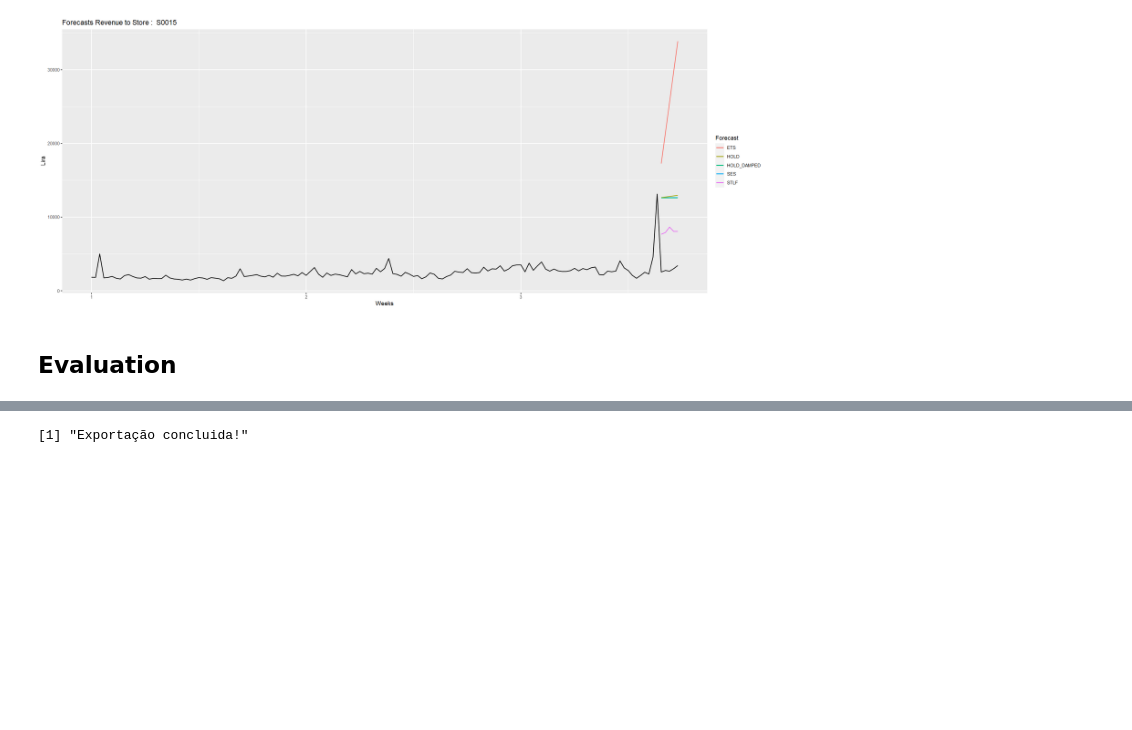
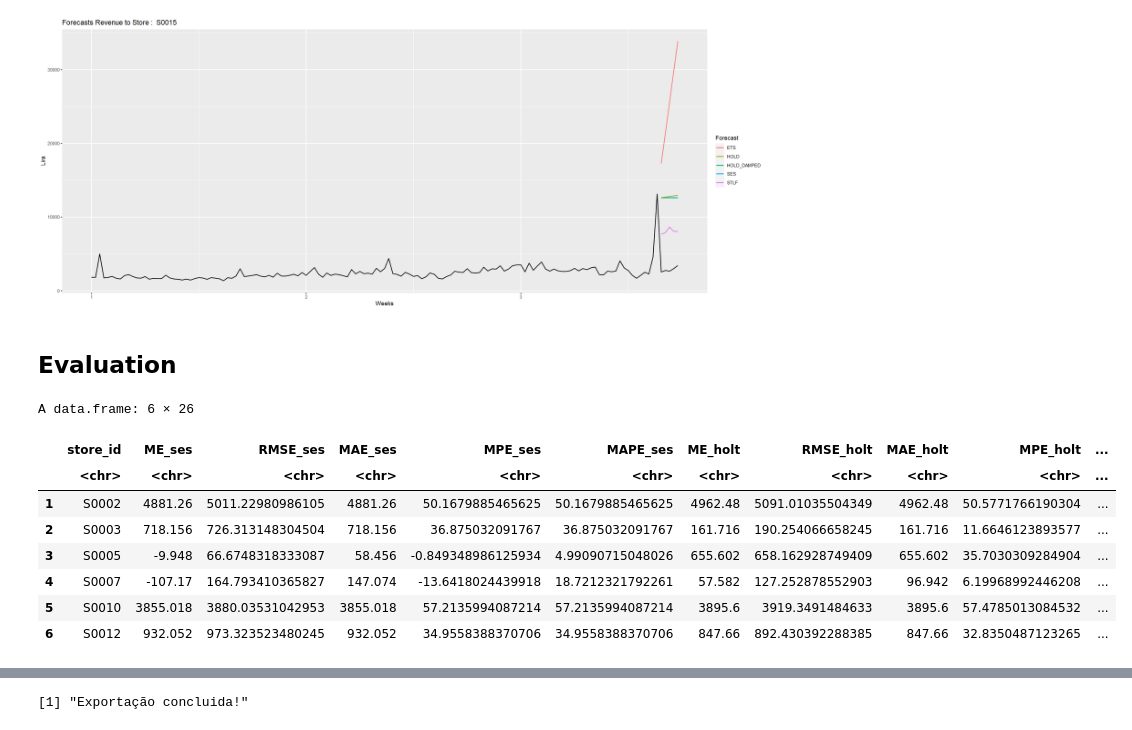
Before and after one commit to E-man85/projectII, a Jupyter notebook: modeling/etsModels.ipynb, the cells around one changed output, grey strips where cells are left out. Cells and saved outputs as stored; diff of their text form; code cells hidden in the pictures; blank space fills up the shorter version.

```diff
--- a/modeling/etsModels.ipynb
+++ b/modeling/etsModels.ipynb
@@ -528,31 +521,46 @@ for (ts in names(stlf_prev)) {
       real_values <- as.vector(coredata(ts_test[[ts]]))
       # Obter as previsões
       predicts <- as.vector(coredata(stlf_prev[[ts]]))
       # Calcular a accuracy
       accuracy <- accuracy(real_values, predicts)
       # Armazenar as métricas de accuracy na lista
       accuracy_list_stlf[[ts]] <- accuracy
 }
 # Converter a lista de accuracy em um DataFrame
 df_accuracy_ses <- do.call(rbind, accuracy_list_ses)
 df_accuracy_holt <- do.call(rbind, accuracy_list_holt)
 df_accuracy_holt_damped <- do.call(rbind, accuracy_list_holt_damped)
 df_accuracy_ets <- do.call(rbind, accuracy_list_ets)
 df_accuracy_stlf <- do.call(rbind, accuracy_list_stlf)
 # Adicionar coluna "store_id" com os valores de ts
 df_accuracy_ses <- cbind(store_id = names(ses_prev), df_accuracy_ses)
 df_accuracy_ses <- as.data.frame(df_accuracy_ses, row.names = NULL)
 df_accuracy_holt <- cbind(store_id = names(holt_prev), df_accuracy_holt)
 df_accuracy_holt <- as.data.frame(df_accuracy_holt, row.names = NULL)
 df_accuracy_holt_damped <- cbind(store_id = names(holt_damped_prev), df_accuracy_holt_damped)
 df_accuracy_holt_damped <- as.data.frame(df_accuracy_holt_damped, row.names = NULL)
 df_accuracy_ets <- cbind(store_id = names(ets_prev), df_accuracy_ets)
 df_accuracy_ets <- as.data.frame(df_accuracy_ets, row.names = NULL)
 df_accuracy_stlf <- cbind(store_id = names(stlf_prev), df_accuracy_stlf)
 df_accuracy_stlf <- as.data.frame(df_accuracy_stlf, row.names = NULL)
 # Adicionar sufixo  colunas
 colnames(df_accuracy_ses)[-1] <- paste(colnames(df_accuracy_ses)[-1], "_ses", sep = "")
 colnames(df_accuracy_holt)[-1] <- paste(colnames(df_accuracy_holt)[-1], "_holt", sep = "")
-colnames(df_accuracy_holt_damped)[-1] <- paste(colnames(df_accuracy_holt_damped)[-1], "_holt_dumped", sep = "")
+colnames(df_accuracy_holt_damped)[-1] <- paste(colnames(df_accuracy_holt_damped)[-1], "_holtdamped", sep = "")
 colnames(df_accuracy_ets)[-1] <- paste(colnames(df_accuracy_ets)[-1], "_ets", sep = "")
 colnames(df_accuracy_stlf)[-1] <- paste(colnames(df_accuracy_stlf)[-1], "_stlf", sep = "")
+# Merge dataframes
+df_combined <- Reduce(function(x, y) merge(x, y, by = "store_id"),
+                      list(df_accuracy_ses, df_accuracy_holt, df_accuracy_holt_damped,
+                           df_accuracy_ets, df_accuracy_stlf))
+head(df_combined)
+# %% [output]
+A data.frame: 6 × 26
+|  | store_id | ME_ses | RMSE_ses | MAE_ses | MPE_ses | MAPE_ses | ME_holt | RMSE_holt | MAE_holt | MPE_holt | ... |
+|  | <chr> | <chr> | <chr> | <chr> | <chr> | <chr> | <chr> | <chr> | <chr> | <chr> | ... |
+| 1 | S0002 | 4881.26 | 5011.22980986105 | 4881.26 | 50.1679885465625 | 50.1679885465625 | 4962.48 | 5091.01035504349 | 4962.48 | 50.5771766190304 | ... |
+| 2 | S0003 | 718.156 | 726.313148304504 | 718.156 | 36.875032091767 | 36.875032091767 | 161.716 | 190.254066658245 | 161.716 | 11.6646123893577 | ... |
+| 3 | S0005 | -9.948 | 66.6748318333087 | 58.456 | -0.849348986125934 | 4.99090715048026 | 655.602 | 658.162928749409 | 655.602 | 35.7030309284904 | ... |
+| 4 | S0007 | -107.17 | 164.793410365827 | 147.074 | -13.6418024439918 | 18.7212321792261 | 57.582 | 127.252878552903 | 96.942 | 6.19968992446208 | ... |
+| 5 | S0010 | 3855.018 | 3880.03531042953 | 3855.018 | 57.2135994087214 | 57.2135994087214 | 3895.6 | 3919.3491484633 | 3895.6 | 57.4785013084532 | ... |
+| 6 | S0012 | 932.052 | 973.323523480245 | 932.052 | 34.9558388370706 | 34.9558388370706 | 847.66 | 892.430392288385 | 847.66 | 32.8350487123265 | ... |
```
Also changed, not shown: parts of 6 cells of this notebook, 14 other files.
